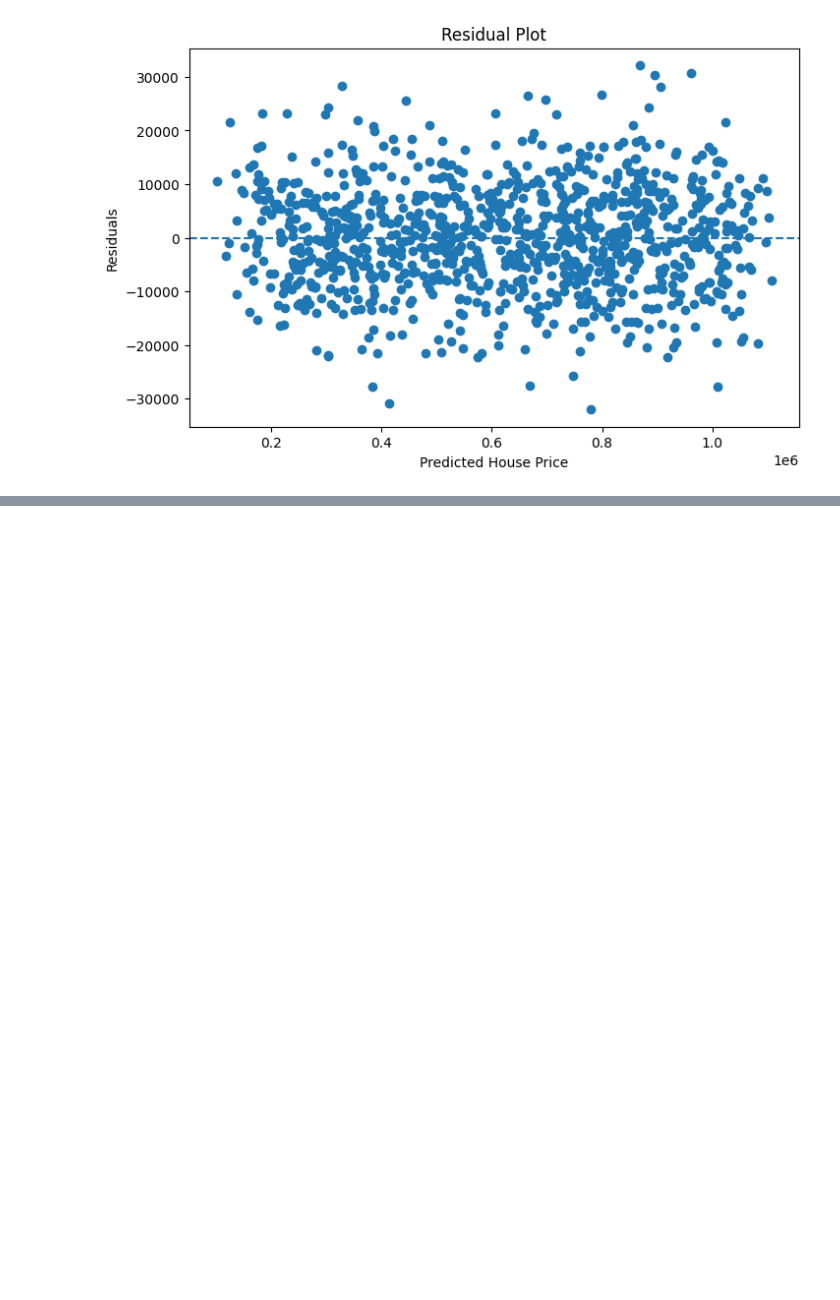
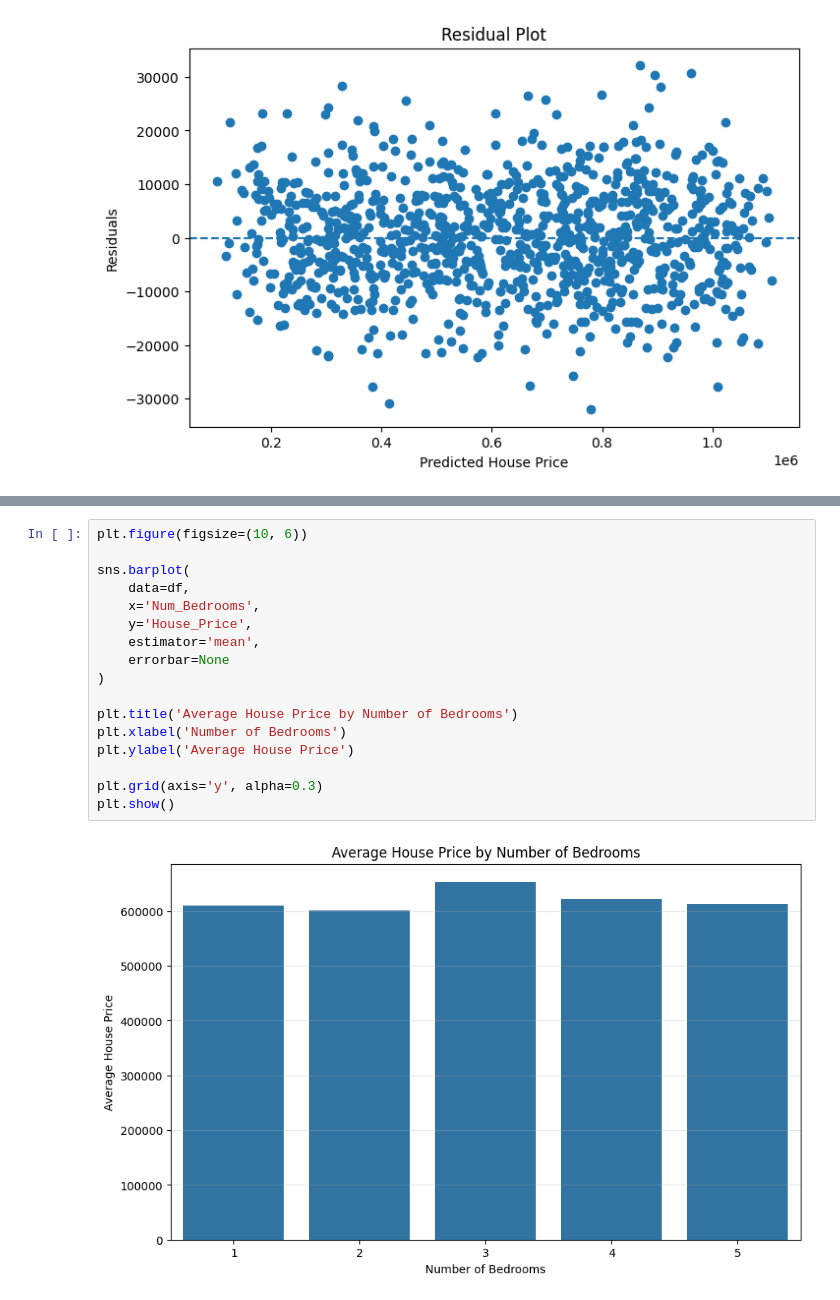
Before and after one commit to SharanyaReddy27/BlogApp, a Jupyter notebook: week12MDS.ipynb, the cells around one changed output, grey strips where cells are left out. Saved outputs shown, nothing was run; the diff lists cells and outputs as text; blank space fills up the shorter version.

```diff
--- a/week12MDS.ipynb
+++ b/week12MDS.ipynb
@@ -232,0 +304,19 @@ plt.show()
+# %%
+plt.figure(figsize=(10, 6))
+
+sns.barplot(
+    data=df,
+    x='Num_Bedrooms',
+    y='House_Price',
+    estimator='mean',
+    errorbar=None
+)
+
+plt.title('Average House Price by Number of Bedrooms')
+plt.xlabel('Number of Bedrooms')
+plt.ylabel('Average House Price')
+
+plt.grid(axis='y', alpha=0.3)
+plt.show()
+# %% [output]
+[figure, added]
```
Also changed, not shown: parts of 11 cells of this notebook.
